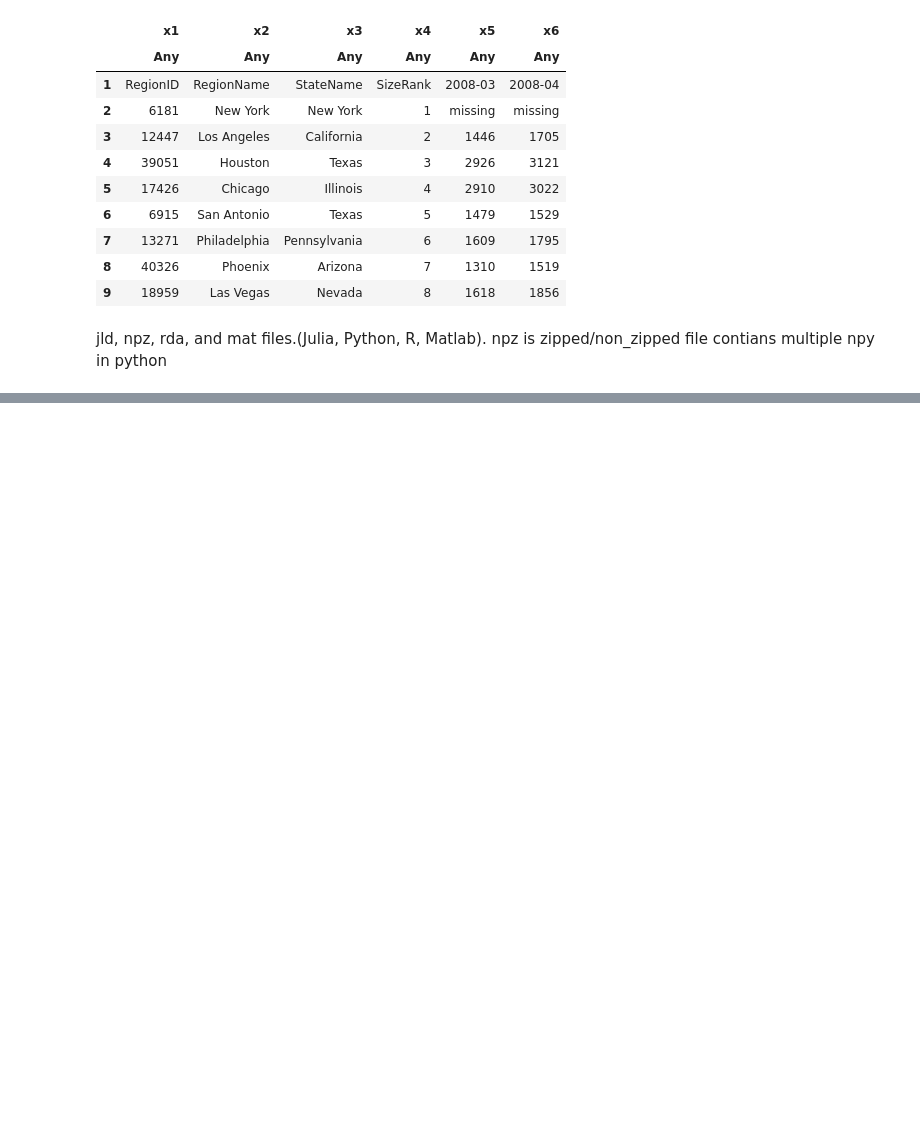
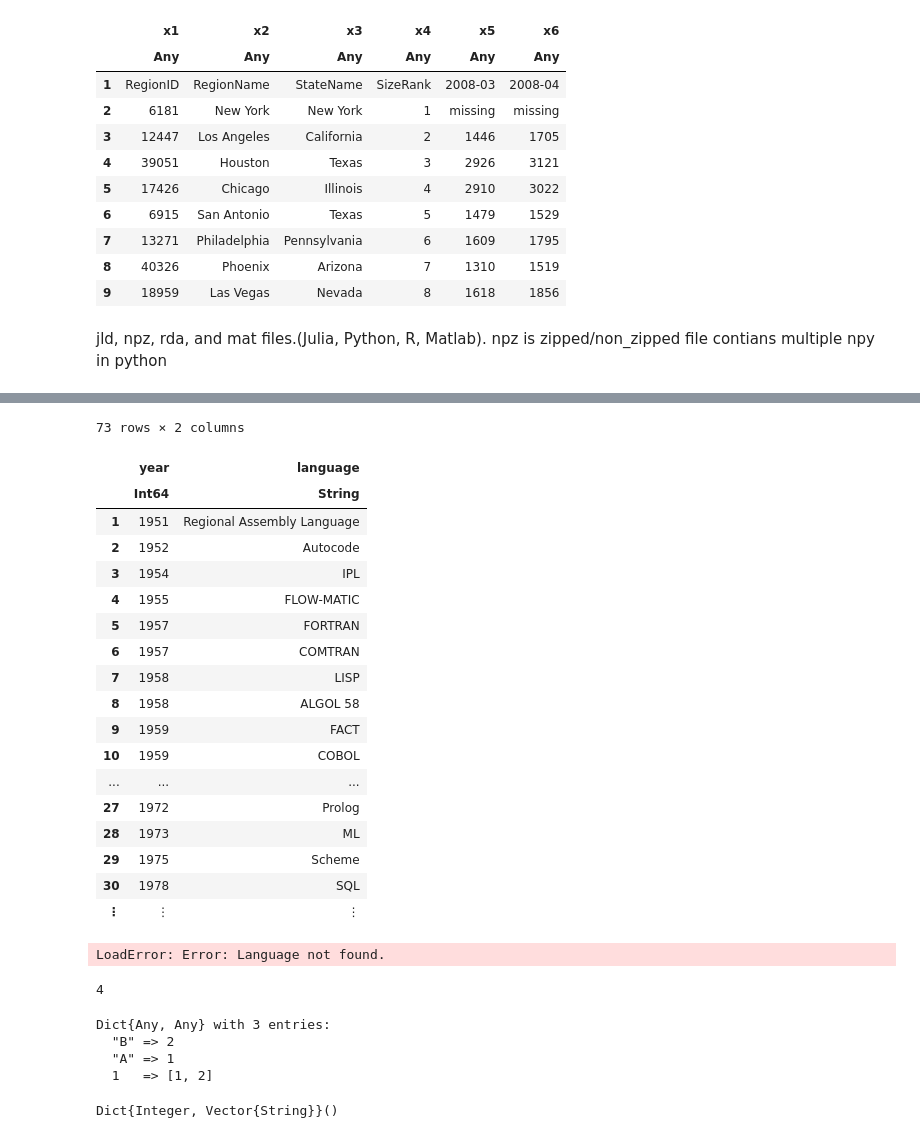
Before and after one commit to straycatcoder/julia_learning, a Jupyter notebook: data_science.ipynb, the cells around one changed output, grey strips where cells are left out. Cells and saved outputs as stored; diff of their text form; code cells hidden in the pictures; blank space fills up the shorter version.

```diff
--- a/data_science.ipynb
+++ b/data_science.ipynb
@@ -301,0 +379,53 @@ npz is zipped/non_zipped file contians multiple npy in python
+# %%
+# Even better, since we know the types of each column, we can create the DataFrame as follows:
+P_df = DataFrame(year = Int.(P[:,1]), language = string.(P[:,2]))
+# %% [output]
+73 rows × 2 columns
+|  | year | language |
+|  | Int64 | String |
+| 1 | 1951 | Regional Assembly Language |
+| 2 | 1952 | Autocode |
+| 3 | 1954 | IPL |
+| 4 | 1955 | FLOW-MATIC |
+| 5 | 1957 | FORTRAN |
+| 6 | 1957 | COMTRAN |
+| 7 | 1958 | LISP |
+| 8 | 1958 | ALGOL 58 |
+| 9 | 1959 | FACT |
+| 10 | 1959 | COBOL |
+| ... | ... | ... |
+| 27 | 1972 | Prolog |
+| 28 | 1973 | ML |
+| 29 | 1975 | Scheme |
+| 30 | 1978 | SQL |
+| ⋮ | ⋮ | ⋮ |
+# %%
+function year_created_handle_error(P_df,language::String)
+    loc = findfirst(P_df.language .== language)
+    !isnothing(loc) && return P_df.year[loc]
+    error("Error: Language not found.")
+end
+year_created_handle_error(P_df,"W")
+# %% [output]
+LoadError: Error: Language not found.
+# %%
+# Q2: How many languages were created in a given year?
+function how_many_per_year(P_df,year::Int64)
+    year_count = length(findall(P_df.year.==year))
+    return year_count
+end
+how_many_per_year(P_df,2011)
+# %% [output]
+4
+# %%
+# A quick example to show how to build a dictionary
+Dict([("A", 1), ("B", 2),(1,[1,2])])
+# %% [output]
+Dict{Any, Any} with 3 entries:
+  "B" => 2
+  "A" => 1
+  1   => [1, 2]
+# %%
+P_dictionary = Dict{Integer,Vector{String}}()
+# %% [output]
+Dict{Integer, Vector{String}}()
```
Also changed, not shown: parts of 18 cells of this notebook.
